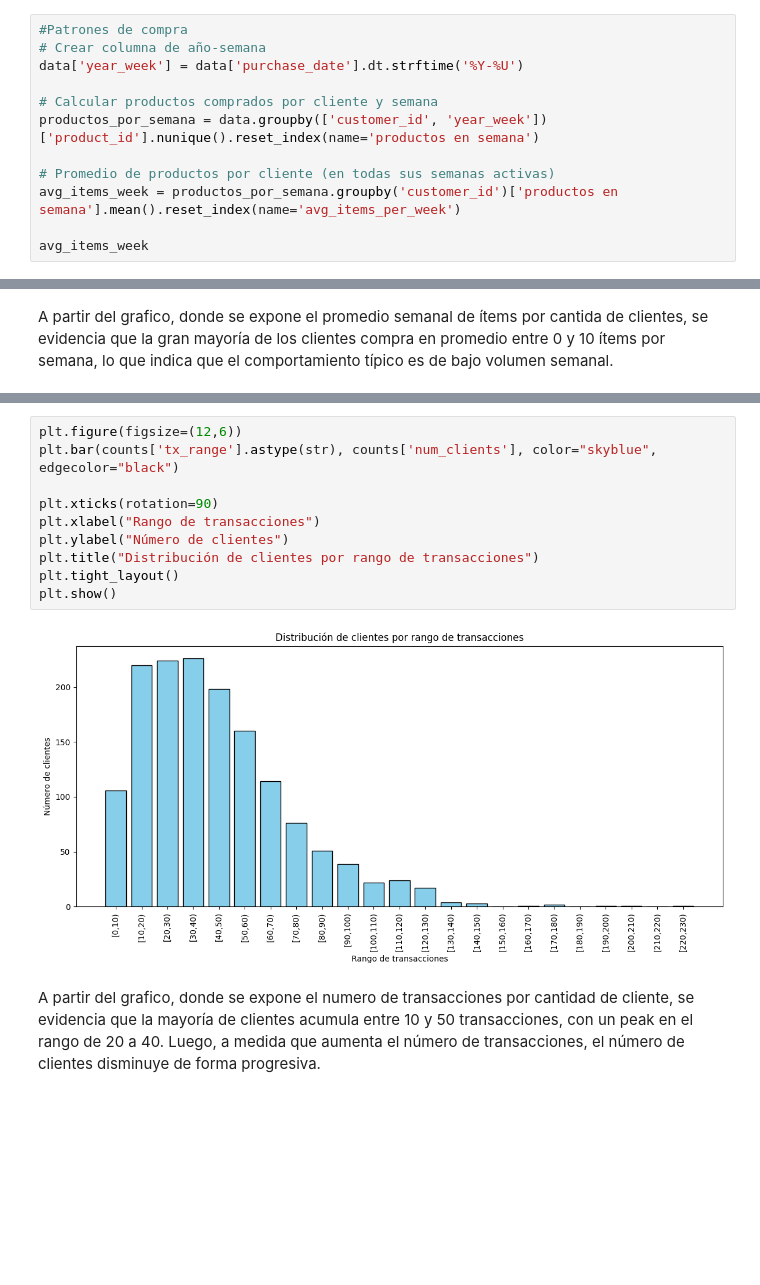
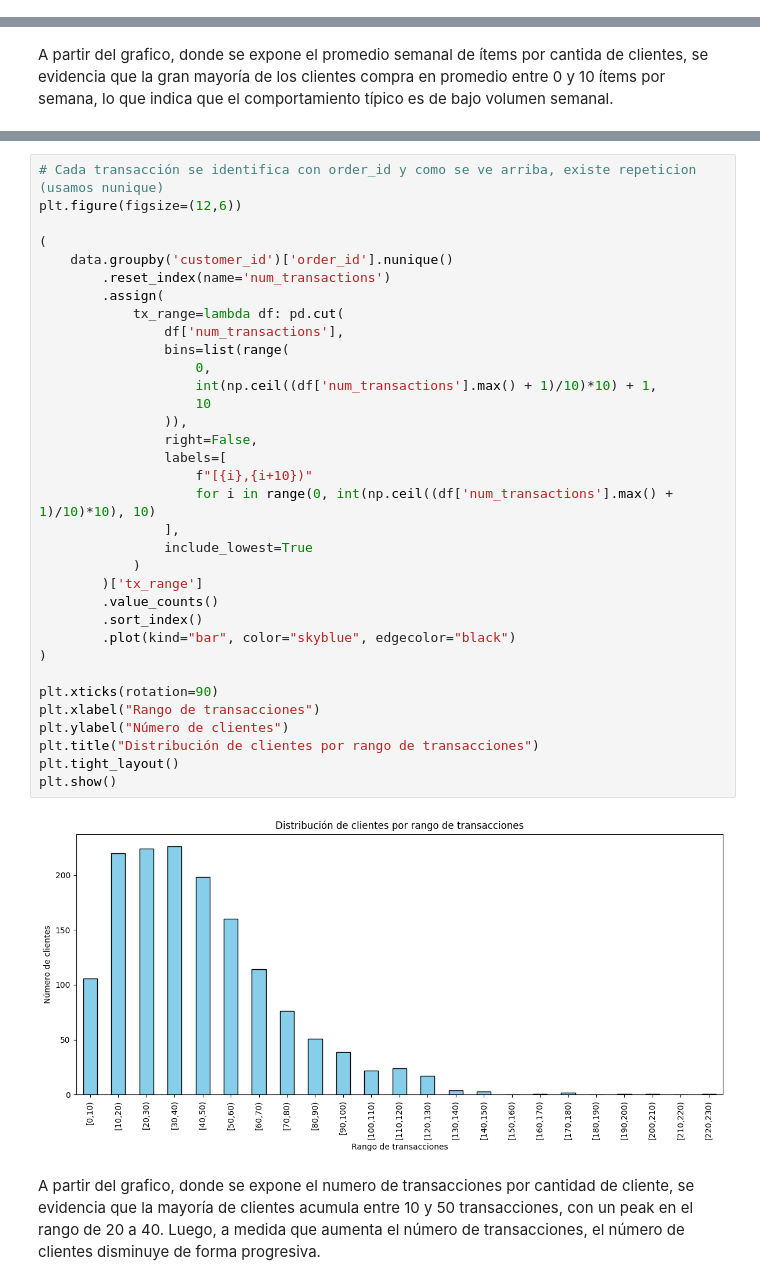
Before and after one commit to Mpalma325/Laboratorio-de-Programacion-Cientifica-para-Ciencia-de-Datos, a Jupyter notebook: Entrega1_LabCDD.ipynb, the cells around one changed output, grey strips where cells are left out. Saved outputs shown, nothing was run; the diff lists cells and outputs as text; blank space fills up the shorter version.

```diff
--- a/Entrega1_LabCDD.ipynb
+++ b/Entrega1_LabCDD.ipynb
@@ -581,12 +575,0 @@ Finalmente, queda evaluar las transacciones realizadas por region_id, y las zone
-# %%
-#Patrones de compra
-# Crear columna de año-semana
-data['year_week'] = data['purchase_date'].dt.strftime('%Y-%U')
-
-# Calcular productos comprados por cliente y semana
-productos_por_semana = data.groupby(['customer_id', 'year_week'])['product_id'].nunique().reset_index(name='productos en semana')
-
-# Promedio de productos por cliente (en todas sus semanas activas)
-avg_items_week = productos_por_semana.groupby('customer_id')['productos en semana'].mean().reset_index(name='avg_items_per_week')
-
-avg_items_week
@@ -736,14 +632,38 @@ counts
 # %%
+# Cada transacción se identifica con order_id y como se ve arriba, existe repeticion (usamos nunique)
 plt.figure(figsize=(12,6))
-plt.bar(counts['tx_range'].astype(str), counts['num_clients'], color="skyblue", edgecolor="black")
+
+(
+    data.groupby('customer_id')['order_id'].nunique()
+        .reset_index(name='num_transactions')
+        .assign(
+            tx_range=lambda df: pd.cut(
+                df['num_transactions'],
+                bins=list(range(
+                    0,
+                    int(np.ceil((df['num_transactions'].max() + 1)/10)*10) + 1,
+                    10
+                )),
+                right=False,
+                labels=[
+                    f"[{i},{i+10})"
+                    for i in range(0, int(np.ceil((df['num_transactions'].max() + 1)/10)*10), 10)
+                ],
+                include_lowest=True
+            )
+        )['tx_range']
+        .value_counts()
+        .sort_index()
+        .plot(kind="bar", color="skyblue", edgecolor="black")
+)
 
 plt.xticks(rotation=90)
 plt.xlabel("Rango de transacciones")
 plt.ylabel("Número de clientes")
 plt.title("Distribución de clientes por rango de transacciones")
 plt.tight_layout()
 plt.show()
 # %% [output]
-[figure, old version]
+[figure, new version]
 # %% [markdown]
 A partir del grafico, donde se expone el numero de transacciones por cantidad de cliente, se evidencia que la mayoría de clientes acumula entre 10 y 50 transacciones, con un peak en el rango de 20 a 40. Luego, a medida que aumenta el número de transacciones, el número de clientes disminuye de forma progresiva.
```
Also changed, not shown: parts of 22 cells of this notebook.
